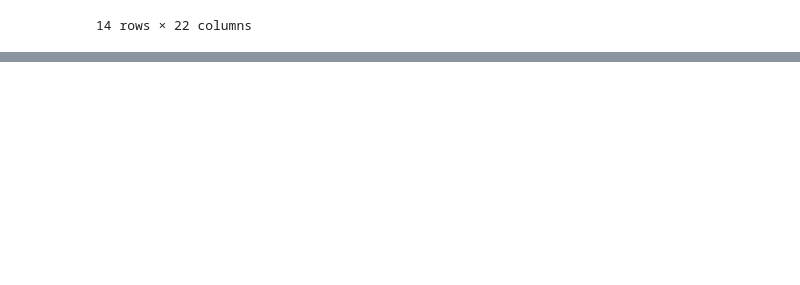
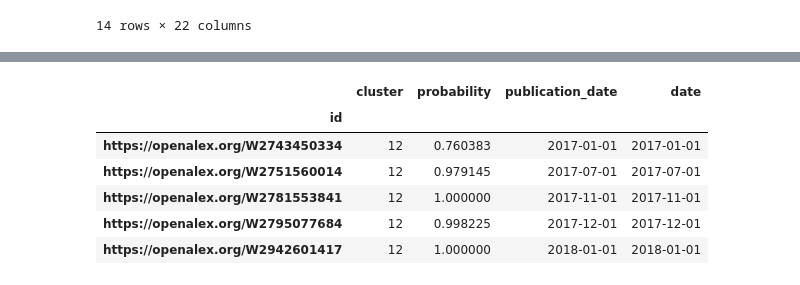
Before and after one commit to doolingdavidrs21/openalex-jamming-gpt4, a Jupyter notebook: update2d.ipynb, the cells around one changed output, grey strips where cells are left out. Drawn from its saved outputs; the diff is of its cells as text; code cells hidden in the pictures; blank space fills up the shorter version.

```diff
--- a/update2d.ipynb
+++ b/update2d.ipynb
@@ -1024,0 +1419,14 @@ dv
+# %%
+def get_time_series(dg, cl:int):
+    """
+    takes dg and the cluster number cl
+    and returns a time series chart
+    by month, y-axis is the article count
+    """
+    dftime = dg[dg.cluster == cl][['cluster','probability','publication_date']].copy()
+    dftime['date'] = pd.to_datetime(dftime['publication_date'])
+    dftime.sort_values('date', inplace=True)
+    #by_month = pd.to_datetime(dftime['date']).dt.to_period('M').value_counts().sort_index()
+    #by_month.index = pd.PeriodIndex(by_month.index)
+    #df_month = by_month.rename_axis('month').reset_index(name='counts')
+    return dftime
@@ -1024,0 +1442,11 @@ dv
+# %%
+df_month_21 = get_time_series(dfinfo, 12)
+df_month_21.head()
+# %% [output]
+|  | cluster | probability | publication_date | date |
+| id |  |  |  |  |
+| https://openalex.org/W2743450334 | 12 | 0.760383 | 2017-01-01 | 2017-01-01 |
+| https://openalex.org/W2751560014 | 12 | 0.979145 | 2017-07-01 | 2017-07-01 |
+| https://openalex.org/W2781553841 | 12 | 1.000000 | 2017-11-01 | 2017-11-01 |
+| https://openalex.org/W2795077684 | 12 | 0.998225 | 2017-12-01 | 2017-12-01 |
+| https://openalex.org/W2942601417 | 12 | 1.000000 | 2018-01-01 | 2018-01-01 |
```
Also changed, not shown: parts of 41 cells of this notebook.
